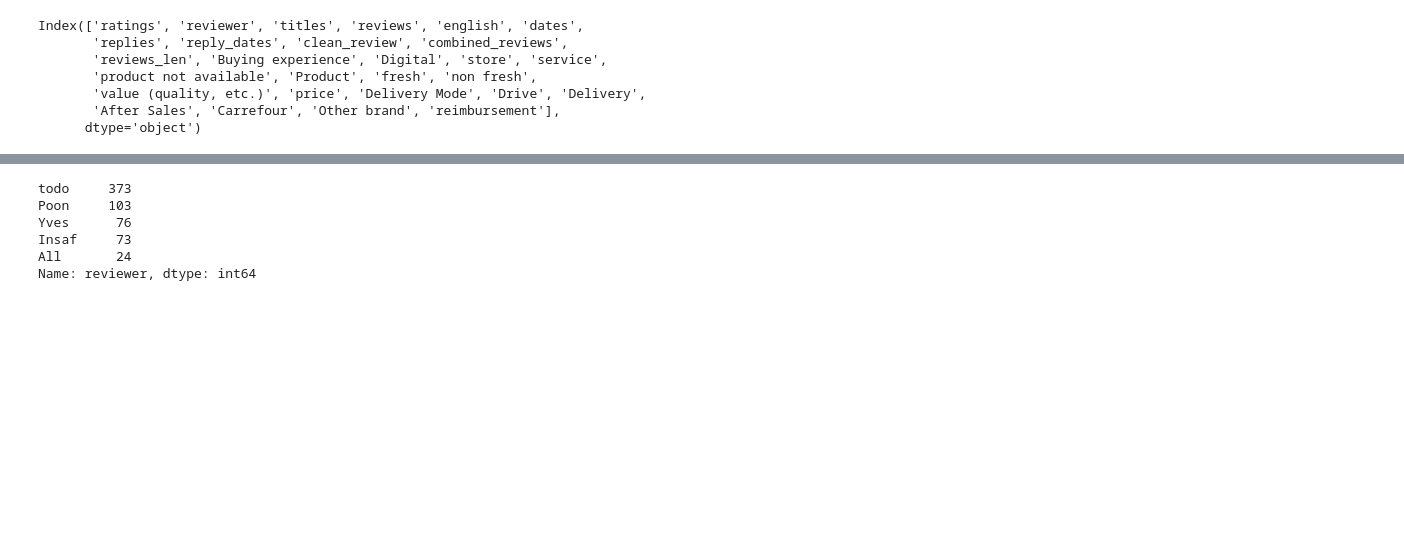
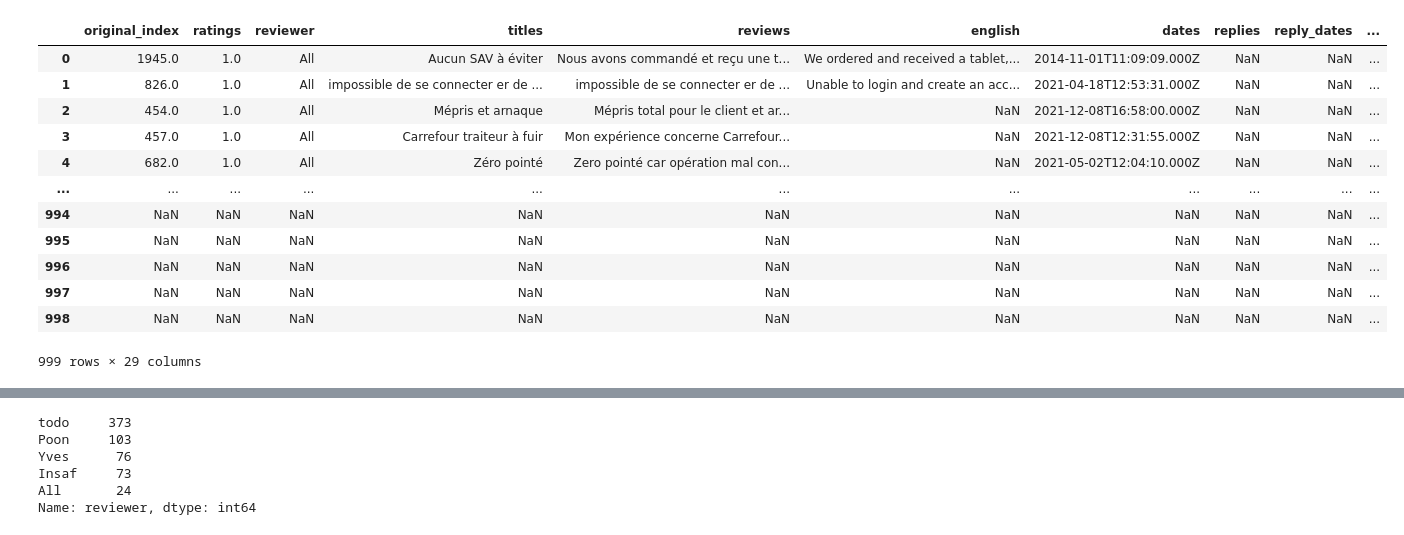
Before and after one commit to CarlOsito16/Hexamind, a Jupyter notebook: Clustering/Obj1_Dashboard/cleaning.ipynb, the cells around one changed output, grey strips where cells are left out. Cells and saved outputs as stored; diff of their text form; code cells hidden in the pictures; blank space fills up the shorter version.

```diff
--- a/Clustering/Obj1_Dashboard/cleaning.ipynb
+++ b/Clustering/Obj1_Dashboard/cleaning.ipynb
@@ -21,13 +41,19 @@ original_df.columns = original_df.columns.droplevel(0)
 # %%
-original_df.columns
+original_df
 # %% [output]
+|  | original_index | ratings | reviewer | titles | reviews | english | dates | replies | reply_dates | ... |
+| 0 | 1945.0 | 1.0 | All | Aucun SAV à éviter | Nous avons commandé et reçu une t... | We ordered and received a tablet,... | 2014-11-01T11:09:09.000Z | NaN | NaN | ... |
+| 1 | 826.0 | 1.0 | All | impossible de se connecter er de ... | impossible de se connecter er de ... | Unable to login and create an acc... | 2021-04-18T12:53:31.000Z | NaN | NaN | ... |
+| 2 | 454.0 | 1.0 | All | Mépris et arnaque | Mépris total pour le client et ar... | NaN | 2021-12-08T16:58:00.000Z | NaN | NaN | ... |
+| 3 | 457.0 | 1.0 | All | Carrefour traiteur à fuir | Mon expérience concerne Carrefour... | NaN | 2021-12-08T12:31:55.000Z | NaN | NaN | ... |
+| 4 | 682.0 | 1.0 | All | Zéro pointé | Zero pointé car opération mal con... | NaN | 2021-05-02T12:04:10.000Z | NaN | NaN | ... |
+| ... | ... | ... | ... | ... | ... | ... | ... | ... | ... | ... |
+| 994 | NaN | NaN | NaN | NaN | NaN | NaN | NaN | NaN | NaN | ... |
+| 995 | NaN | NaN | NaN | NaN | NaN | NaN | NaN | NaN | NaN | ... |
+| 996 | NaN | NaN | NaN | NaN | NaN | NaN | NaN | NaN | NaN | ... |
+| 997 | NaN | NaN | NaN | NaN | NaN | NaN | NaN | NaN | NaN | ... |
+| 998 | NaN | NaN | NaN | NaN | NaN | NaN | NaN | NaN | NaN | ... |
-Index(['ratings', 'reviewer', 'titles', 'reviews', 'english', 'dates',
-       'replies', 'reply_dates', 'clean_review', 'combined_reviews',
-       'reviews_len', 'Buying experience', 'Digital', 'store', 'service',
-       'product not available', 'Product', 'fresh', 'non fresh',
-       'value (quality, etc.)', 'price', 'Delivery Mode', 'Drive', 'Delivery',
-       'After Sales', 'Carrefour', 'Other brand', 'reimbursement'],
-      dtype='object')
+999 rows × 29 columns
 # %%
 original_df.head()
 superclass_cols = ['Buying experience', 'Product', 'Delivery Mode', 'After Sales']
```
Also changed, not shown: parts of 17 cells of this notebook, 3 other files.
